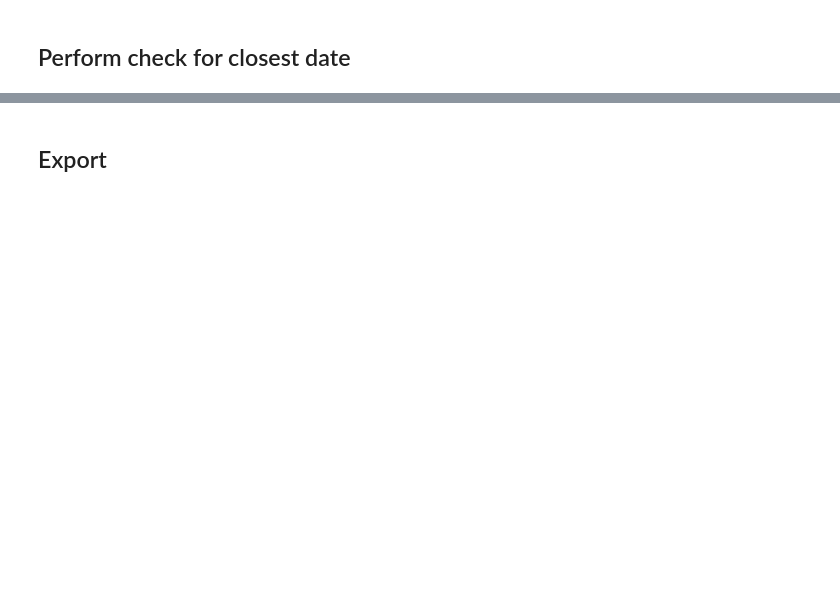
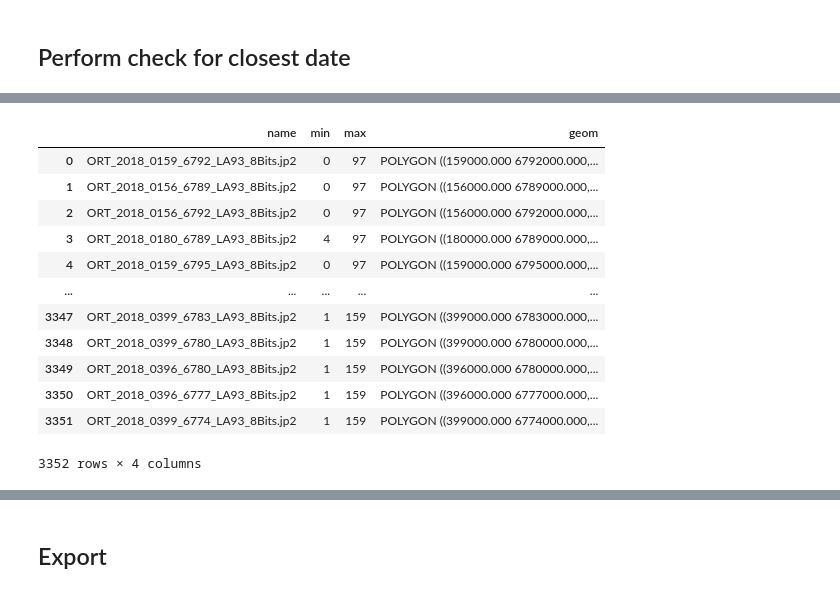
Before and after one commit to simon-donike/super-resolution, a Jupyter notebook: data_collection/get_time_distance.ipynb, the cells around one changed output, grey strips where cells are left out. Drawn from its saved outputs; the diff is of its cells as text; code cells hidden in the pictures; blank space fills up the shorter version.

```diff
--- a/data_collection/get_time_distance.ipynb
+++ b/data_collection/get_time_distance.ipynb
@@ -431,0 +420,8 @@ gdf_spot6
+# %%
+df_new = pd.DataFrame(list(zip(unique_tile, days_dif,days_dif_max)),columns =['name', 'min','max'])
+df_new = gpd.GeoDataFrame(df_new)
+
+# 2
+df_extract = pd.DataFrame(list(zip(gdf_spot6["name"],gdf_spot6["geom"])),columns =['name', 'geom'])
+df_extract = gpd.GeoDataFrame(df_extract, geometry="geom")
+df_extract.set_crs(epsg=2154,inplace=True)
@@ -431,0 +442,19 @@ gdf_spot6
+# %%
+df_new = df_new.merge(df_extract,on="name", how="inner")
+df_new = gpd.GeoDataFrame(df_new)
+df_new = gpd.GeoDataFrame(df_new, geometry="geom")
+df_new.set_crs(epsg=2154,inplace=True)
+# %% [output]
+|  | name | min | max | geom |
+| 0 | ORT_2018_0159_6792_LA93_8Bits.jp2 | 0 | 97 | POLYGON ((159000.000 6792000.000,... |
+| 1 | ORT_2018_0156_6789_LA93_8Bits.jp2 | 0 | 97 | POLYGON ((156000.000 6789000.000,... |
+| 2 | ORT_2018_0156_6792_LA93_8Bits.jp2 | 0 | 97 | POLYGON ((156000.000 6792000.000,... |
+| 3 | ORT_2018_0180_6789_LA93_8Bits.jp2 | 4 | 97 | POLYGON ((180000.000 6789000.000,... |
+| 4 | ORT_2018_0159_6795_LA93_8Bits.jp2 | 0 | 97 | POLYGON ((159000.000 6795000.000,... |
+| ... | ... | ... | ... | ... |
+| 3347 | ORT_2018_0399_6783_LA93_8Bits.jp2 | 1 | 159 | POLYGON ((399000.000 6783000.000,... |
+| 3348 | ORT_2018_0399_6780_LA93_8Bits.jp2 | 1 | 159 | POLYGON ((399000.000 6780000.000,... |
+| 3349 | ORT_2018_0396_6780_LA93_8Bits.jp2 | 1 | 159 | POLYGON ((396000.000 6780000.000,... |
+| 3350 | ORT_2018_0396_6777_LA93_8Bits.jp2 | 1 | 159 | POLYGON ((396000.000 6777000.000,... |
+| 3351 | ORT_2018_0399_6774_LA93_8Bits.jp2 | 1 | 159 | POLYGON ((399000.000 6774000.000,... |
+3352 rows × 4 columns
```
Also changed, not shown: parts of 10 cells of this notebook, 1 other file.
